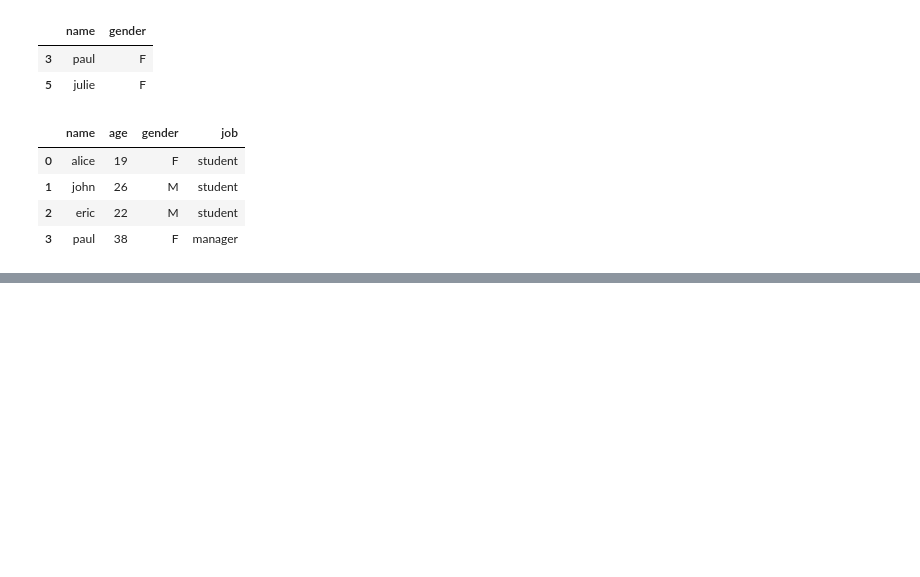
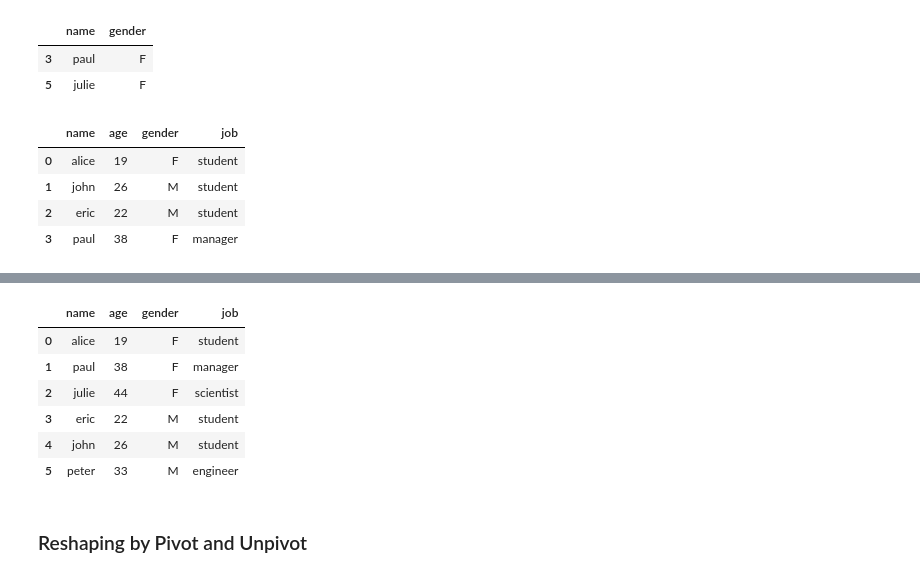
Before and after one commit to toarnabtrainer/AEC_ML_Batch-2, a Jupyter notebook: Pandas.ipynb, the cells around one changed output, grey strips where cells are left out. Drawn from its saved outputs; the diff is of its cells as text; code cells hidden in the pictures; blank space fills up the shorter version.

```diff
--- a/Pandas.ipynb
+++ b/Pandas.ipynb
@@ -787,0 +860,15 @@ users[users.job.isin(['student', 'manager'])]
+# %%
+# df = df.sort_values(by = ['gender', 'age'], ignore_index=True)
+df.sort_values(by = ['gender', 'age'], ignore_index=True, inplace=True)
+# %%
+df
+# %% [output]
+|  | name | age | gender | job |
+| 0 | alice | 19 | F | student |
+| 1 | paul | 38 | F | manager |
+| 2 | julie | 44 | F | scientist |
+| 3 | eric | 22 | M | student |
+| 4 | john | 26 | M | student |
+| 5 | peter | 33 | M | engineer |
+# %% [markdown]
+### Reshaping by Pivot and Unpivot
```
Also changed, not shown: parts of 13 cells of this notebook.
